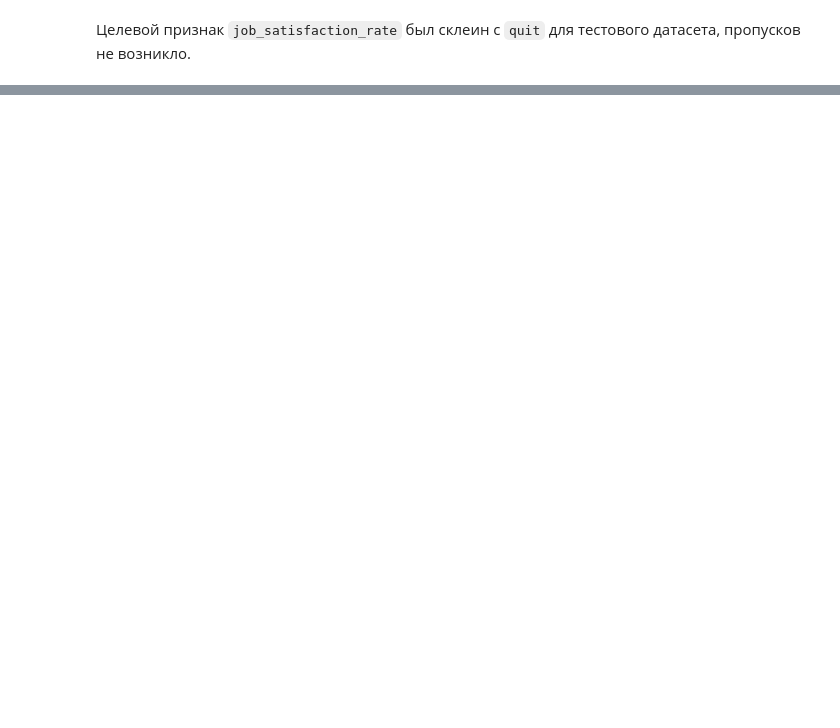
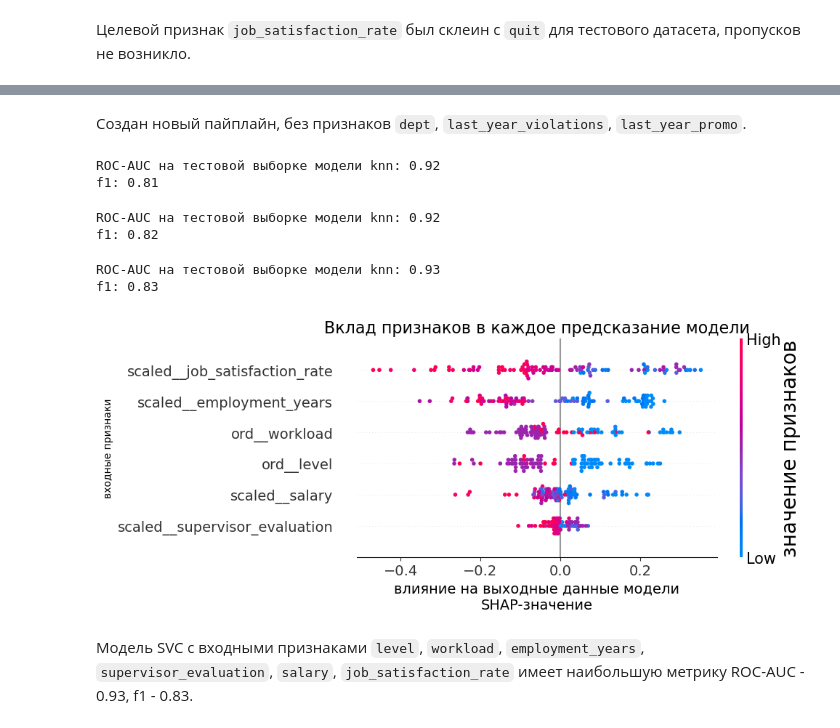
Before and after one commit to serguntsov/ML_HR_ANALYST, a Jupyter notebook: satisfaction_rate_job.ipynb, the cells around one changed output, grey strips where cells are left out. Cells and saved outputs as stored; diff of their text form; code cells hidden in the pictures; blank space fills up the shorter version.

```diff
--- a/satisfaction_rate_job.ipynb
+++ b/satisfaction_rate_job.ipynb
@@ -980,0 +1209,63 @@ array([0.60666667, 0.82190476, 0.3375    , ..., 0.5175    , 0.55333333,
+# %%
+X_train_clf_resample_new = X_train_clf_resample.drop(['last_year_violations', 'last_year_promo', 'dept'], axis=1)
+X_test_clf_new = X_test_clf.drop(['last_year_violations', 'last_year_promo', 'dept'], axis=1)
+ord_cols_new = ['level', 'workload']
+# %%
+pipe_ord_new = Pipeline([
+    ('simpleImputer_before_ord',
+    SimpleImputer(missing_values=np.nan, strategy='most_frequent')),
+
+    ('ord', OrdinalEncoder(handle_unknown='use_encoded_value',
+                           unknown_value=np.nan,
+                            categories=[['junior', 'middle', 'sinior'],
+                                        ['low', 'medium', 'high']])),
+
+    ('simpleImputer_after_ord',
+    SimpleImputer(missing_values=np.nan, strategy='most_frequent'))
+])
+# %%
+data_preprocessor_clf_new = ColumnTransformer(
+    [
+        ('ord', pipe_ord_new, ord_cols_new),
+        ('scaled', MinMaxScaler(), scaled_cols)
+    ],
+    remainder='passthrough'
+)
+
+
+pipe_final_clf_new = Pipeline([
+    ('preprocessor', data_preprocessor_clf_new),
+    ('models', KNeighborsClassifier(n_neighbors=30))
+])
+# %% [markdown]
+Создан новый пайплайн, без признаков `dept`, `last_year_violations`, `last_year_promo`.
+# %%
+oscv_knn_new = optuna_search_clf(param_distributions_knn, X_train_clf_resample_new, y_train_clf_resample, pipe_final_clf_new)
+
+print('ROC-AUC на тестовой выборке модели knn:', round(roc_auc_score(y_test_clf, oscv_knn_new.predict_proba(X_test_clf)[:,1]), 2))
+print('f1:', round(f1_score(y_test_clf, oscv_knn_new.predict(X_test_clf)), 2))
+# %% [output]
+ROC-AUC на тестовой выборке модели knn: 0.92
+f1: 0.81
+# %%
+oscv_tree_new = optuna_search_clf(param_distributions_tree, X_train_clf_resample_new, y_train_clf_resample, pipe_final_clf_new, 40)
+
+print('ROC-AUC на тестовой выборке модели tree:', round(roc_auc_score(y_test_clf, oscv_tree_new.predict_proba(X_test_clf)[:,1]), 2))
+print('f1:', round(f1_score(y_test_clf, oscv_tree_new.predict(X_test_clf)), 2))
+# %% [output]
+ROC-AUC на тестовой выборке модели knn: 0.92
+f1: 0.82
+# %%
+oscv_svc_new = optuna_search_clf(param_distributions_svc, X_train_clf_resample_new, y_train_clf_resample, pipe_final_clf_new, 15)
+
+print('ROC-AUC на тестовой выборке модели svc:', round(roc_auc_score(y_test_clf, oscv_svc_new.predict_proba(X_test_clf)[:,1]), 2))
+print('f1:', round(f1_score(y_test_clf, oscv_svc_new.predict(X_test_clf)), 2))
+# %% [output]
+ROC-AUC на тестовой выборке модели knn: 0.93
+f1: 0.83
+# %%
+get_shape_beeswarm(oscv_svc_new)
+# %% [output]
+[figure, added]
+# %% [markdown]
+Модель SVC с входными признаками `level`, `workload`, `employment_years`, `supervisor_evaluation`, `salary`, `job_satisfaction_rate` имеет наибольшую метрику ROC-AUC - 0.93, f1 - 0.83.
```
Also changed, not shown: parts of 38 cells of this notebook.
